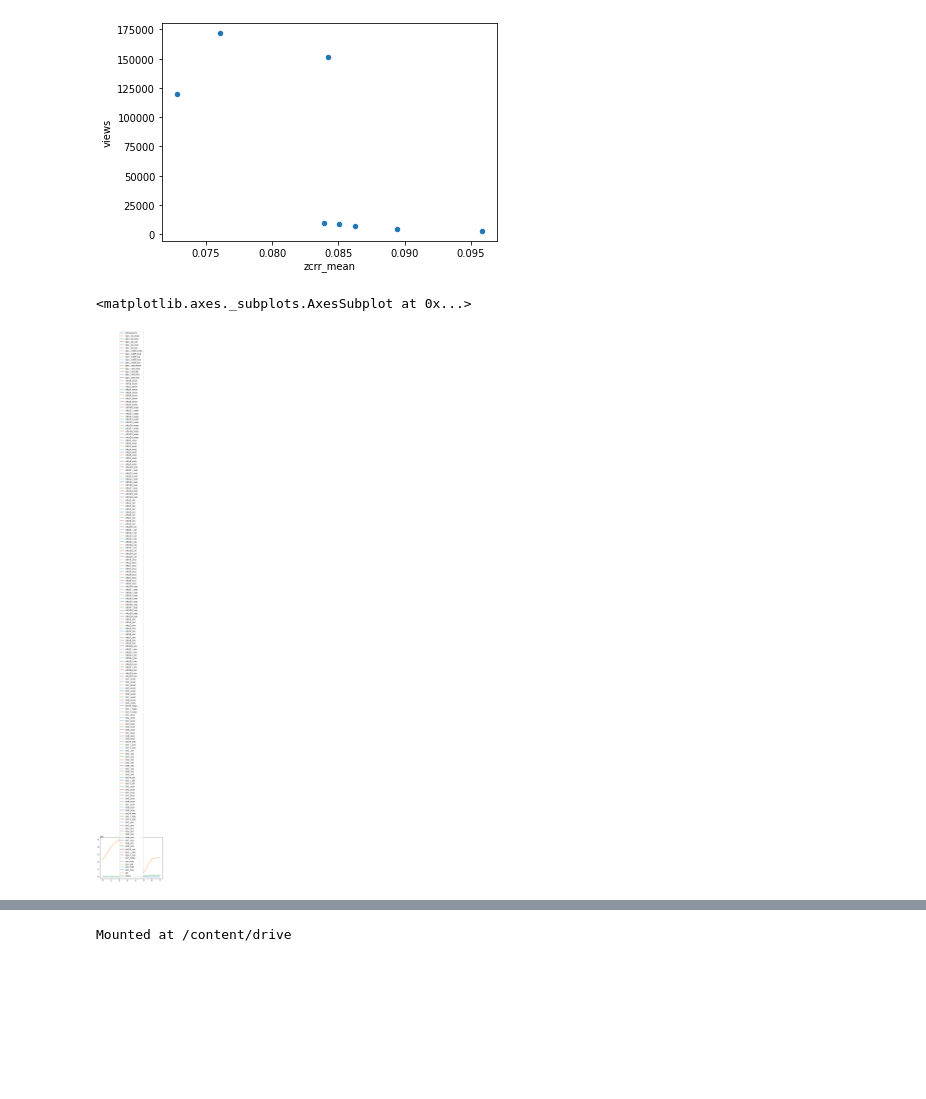
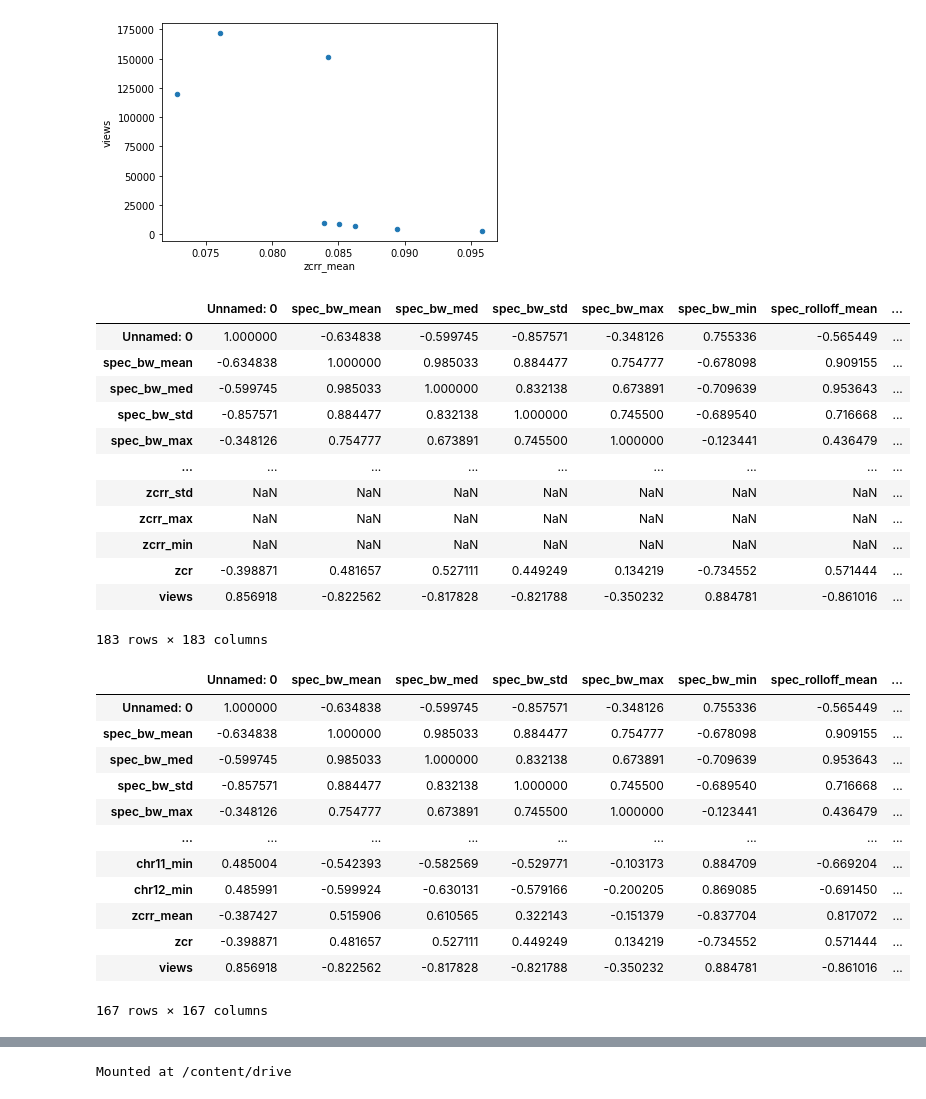
Before and after one commit to jithemji/Video-Content-Analysis, a Jupyter notebook: Audio/feature_visualization.ipynb, the cells around one changed output, grey strips where cells are left out. Cells and saved outputs as stored; diff of their text form; code cells hidden in the pictures; blank space fills up the shorter version.

```diff
--- a/Audio/feature_visualization.ipynb
+++ b/Audio/feature_visualization.ipynb
@@ -45,8 +46,38 @@ df.plot.scatter(x='zcrr_mean',y='views')
 # %% [output]
 <matplotlib.axes._subplots.AxesSubplot at 0x...>
 [figure]
-# %%
-df.plot.line()
-# %% [output]
-<matplotlib.axes._subplots.AxesSubplot at 0x...>
-[figure, removed]
+# %%
+df.corr()
+# %% [output]
+|  | Unnamed: 0 | spec_bw_mean | spec_bw_med | spec_bw_std | spec_bw_max | spec_bw_min | spec_rolloff_mean | ... |
+| Unnamed: 0 | 1.000000 | -0.634838 | -0.599745 | -0.857571 | -0.348126 | 0.755336 | -0.565449 | ... |
+| spec_bw_mean | -0.634838 | 1.000000 | 0.985033 | 0.884477 | 0.754777 | -0.678098 | 0.909155 | ... |
+| spec_bw_med | -0.599745 | 0.985033 | 1.000000 | 0.832138 | 0.673891 | -0.709639 | 0.953643 | ... |
+| spec_bw_std | -0.857571 | 0.884477 | 0.832138 | 1.000000 | 0.745500 | -0.689540 | 0.716668 | ... |
+| spec_bw_max | -0.348126 | 0.754777 | 0.673891 | 0.745500 | 1.000000 | -0.123441 | 0.436479 | ... |
+| ... | ... | ... | ... | ... | ... | ... | ... | ... |
+| zcrr_std | NaN | NaN | NaN | NaN | NaN | NaN | NaN | ... |
+| zcrr_max | NaN | NaN | NaN | NaN | NaN | NaN | NaN | ... |
+| zcrr_min | NaN | NaN | NaN | NaN | NaN | NaN | NaN | ... |
+| zcr | -0.398871 | 0.481657 | 0.527111 | 0.449249 | 0.134219 | -0.734552 | 0.571444 | ... |
+| views | 0.856918 | -0.822562 | -0.817828 | -0.821788 | -0.350232 | 0.884781 | -0.861016 | ... |
+183 rows × 183 columns
+# %%
+df_corr=df.corr()
+df_corr.dropna(how='all',inplace=True)
+df_corr.dropna(how='all',axis=1,inplace=True)
+df_corr
+# %% [output]
+|  | Unnamed: 0 | spec_bw_mean | spec_bw_med | spec_bw_std | spec_bw_max | spec_bw_min | spec_rolloff_mean | ... |
+| Unnamed: 0 | 1.000000 | -0.634838 | -0.599745 | -0.857571 | -0.348126 | 0.755336 | -0.565449 | ... |
+| spec_bw_mean | -0.634838 | 1.000000 | 0.985033 | 0.884477 | 0.754777 | -0.678098 | 0.909155 | ... |
+| spec_bw_med | -0.599745 | 0.985033 | 1.000000 | 0.832138 | 0.673891 | -0.709639 | 0.953643 | ... |
+| spec_bw_std | -0.857571 | 0.884477 | 0.832138 | 1.000000 | 0.745500 | -0.689540 | 0.716668 | ... |
+| spec_bw_max | -0.348126 | 0.754777 | 0.673891 | 0.745500 | 1.000000 | -0.123441 | 0.436479 | ... |
+| ... | ... | ... | ... | ... | ... | ... | ... | ... |
+| chr11_min | 0.485004 | -0.542393 | -0.582569 | -0.529771 | -0.103173 | 0.884709 | -0.669204 | ... |
+| chr12_min | 0.485991 | -0.599924 | -0.630131 | -0.579166 | -0.200205 | 0.869085 | -0.691450 | ... |
+| zcrr_mean | -0.387427 | 0.515906 | 0.610565 | 0.322143 | -0.151379 | -0.837704 | 0.817072 | ... |
+| zcr | -0.398871 | 0.481657 | 0.527111 | 0.449249 | 0.134219 | -0.734552 | 0.571444 | ... |
+| views | 0.856918 | -0.822562 | -0.817828 | -0.821788 | -0.350232 | 0.884781 | -0.861016 | ... |
+167 rows × 167 columns
```
Also changed, not shown: parts of 3 cells of this notebook.
